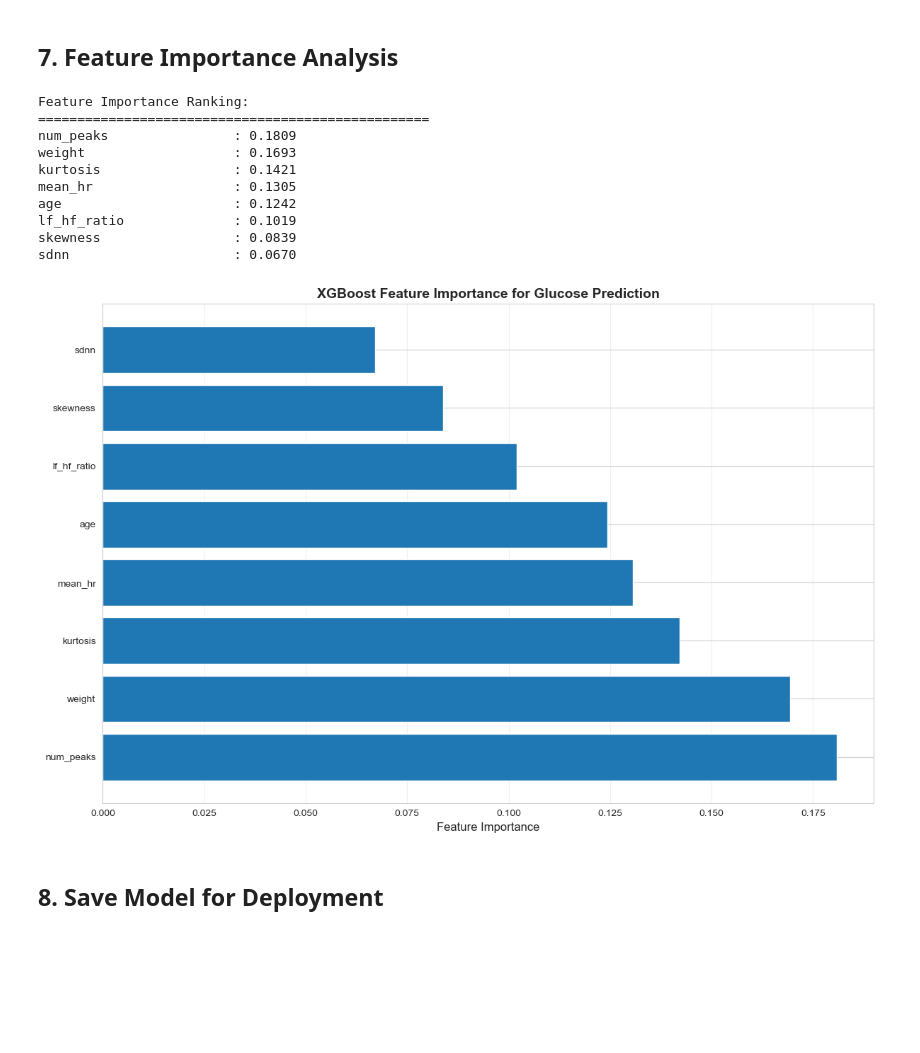
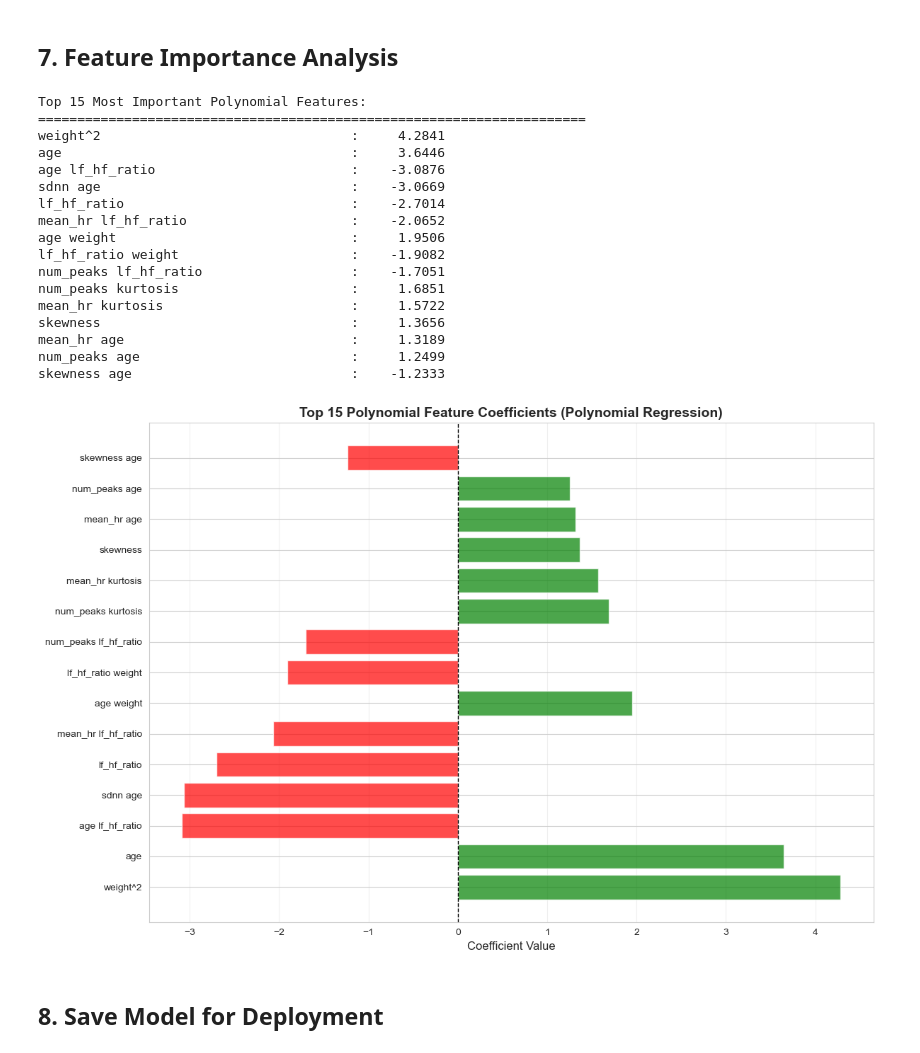
Before and after one commit to omar-A-hassan/3x1-PPG, a Jupyter notebook: glucose_prediction_model.ipynb, the cells around one changed output. Saved outputs shown, nothing was run; the diff lists cells and outputs as text; code cells hidden in the pictures; blank space fills up the shorter version.

Commit message:
replaced xgboost with polynomial regression and ensured split is done by patient id

```diff
--- a/glucose_prediction_model.ipynb
+++ b/glucose_prediction_model.ipynb
@@ -340,38 +356,54 @@ plt.show()
 # %% [markdown]
 ## 7. Feature Importance Analysis
 # %%
-# Get feature importance
+# Get feature coefficients from Ridge regression
+ridge_coefs = model.named_steps['ridge'].coef_
+poly_feature_names = model.named_steps['poly'].get_feature_names_out(top_features)
+
+# Create feature importance based on absolute coefficient values
 feature_importance = pd.DataFrame({
-    'feature': top_features,
-    'importance': model.feature_importances_
-}).sort_values('importance', ascending=False)
+    'feature': poly_feature_names,
+    'coefficient': ridge_coefs,
+    'abs_coefficient': np.abs(ridge_coefs)
+}).sort_values('abs_coefficient', ascending=False)
 
-print("Feature Importance Ranking:")
-print("=" * 50)
-for idx, row in feature_importance.iterrows():
-    print(f"{row['feature']:25}: {row['importance']:.4f}")
+# Show top 15 most important features
+print("Top 15 Most Important Polynomial Features:")
+print("=" * 70)
+for idx, row in feature_importance.head(15).iterrows():
+    print(f"{row['feature']:40}: {row['coefficient']:10.4f}")
 
-# Visualize feature importance
+# Visualize top 15 feature coefficients
 plt.figure(figsize=(12, 8))
-plt.barh(range(len(feature_importance)), feature_importance['importance'].values)
-plt.yticks(range(len(feature_importance)), feature_importance['feature'].values)
-plt.xlabel('Feature Importance', fontsize=12)
-plt.title('XGBoost Feature Importance for Glucose Prediction', fontsize=14, fontweight='bold')
+top_15 = feature_importance.head(15)
+colors = ['green' if x > 0 else 'red' for x in top_15['coefficient']]
+plt.barh(range(len(top_15)), top_15['coefficient'].values, color=colors, alpha=0.7)
+plt.yticks(range(len(top_15)), top_15['feature'].values, fontsize=10)
+plt.xlabel('Coefficient Value', fontsize=12)
+plt.title('Top 15 Polynomial Feature Coefficients (Polynomial Regression)', fontsize=14, fontweight='bold')
+plt.axvline(x=0, color='black', linestyle='--', linewidth=1)
 plt.grid(True, alpha=0.3, axis='x')
 plt.tight_layout()
 plt.show()
 # %% [output]
-Feature Importance Ranking:
-==================================================
-num_peaks                : 0.1809
-weight                   : 0.1693
-kurtosis                 : 0.1421
-mean_hr                  : 0.1305
-age                      : 0.1242
-lf_hf_ratio              : 0.1019
-skewness                 : 0.0839
-sdnn                     : 0.0670
+Top 15 Most Important Polynomial Features:
+======================================================================
+weight^2                                :     4.2841
+age                                     :     3.6446
+age lf_hf_ratio                         :    -3.0876
+sdnn age                                :    -3.0669
+lf_hf_ratio                             :    -2.7014
+mean_hr lf_hf_ratio                     :    -2.0652
+age weight                              :     1.9506
+lf_hf_ratio weight                      :    -1.9082
+num_peaks lf_hf_ratio                   :    -1.7051
+num_peaks kurtosis                      :     1.6851
+mean_hr kurtosis                        :     1.5722
+skewness                                :     1.3656
+mean_hr age                             :     1.3189
+num_peaks age                           :     1.2499
+skewness age                            :    -1.2333
-[figure, old version]
+[figure, new version]
 # %% [markdown]
 ## 8. Save Model for Deployment
 # %%
```
Also changed, not shown: parts of 12 cells of this notebook, 3 other files.
